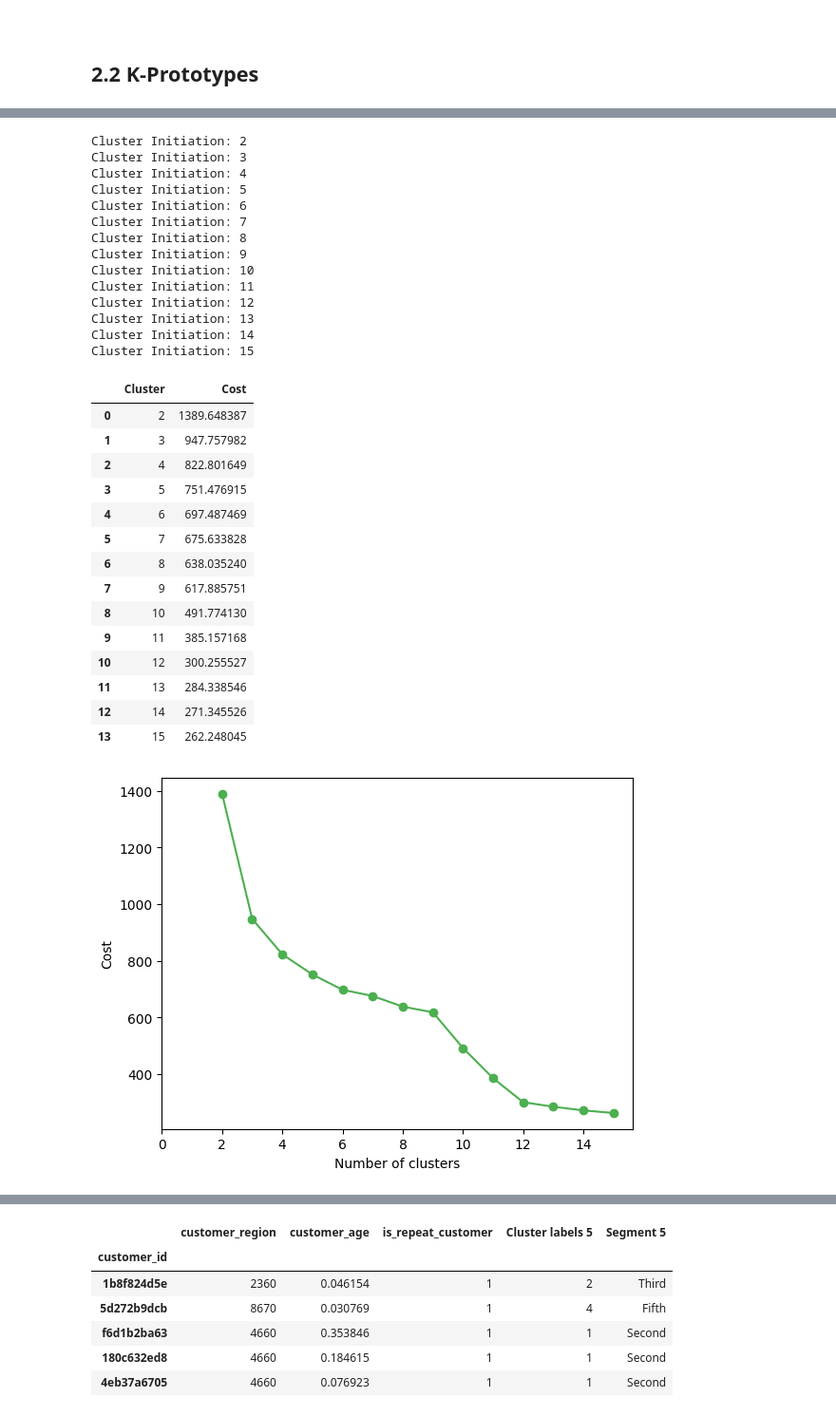
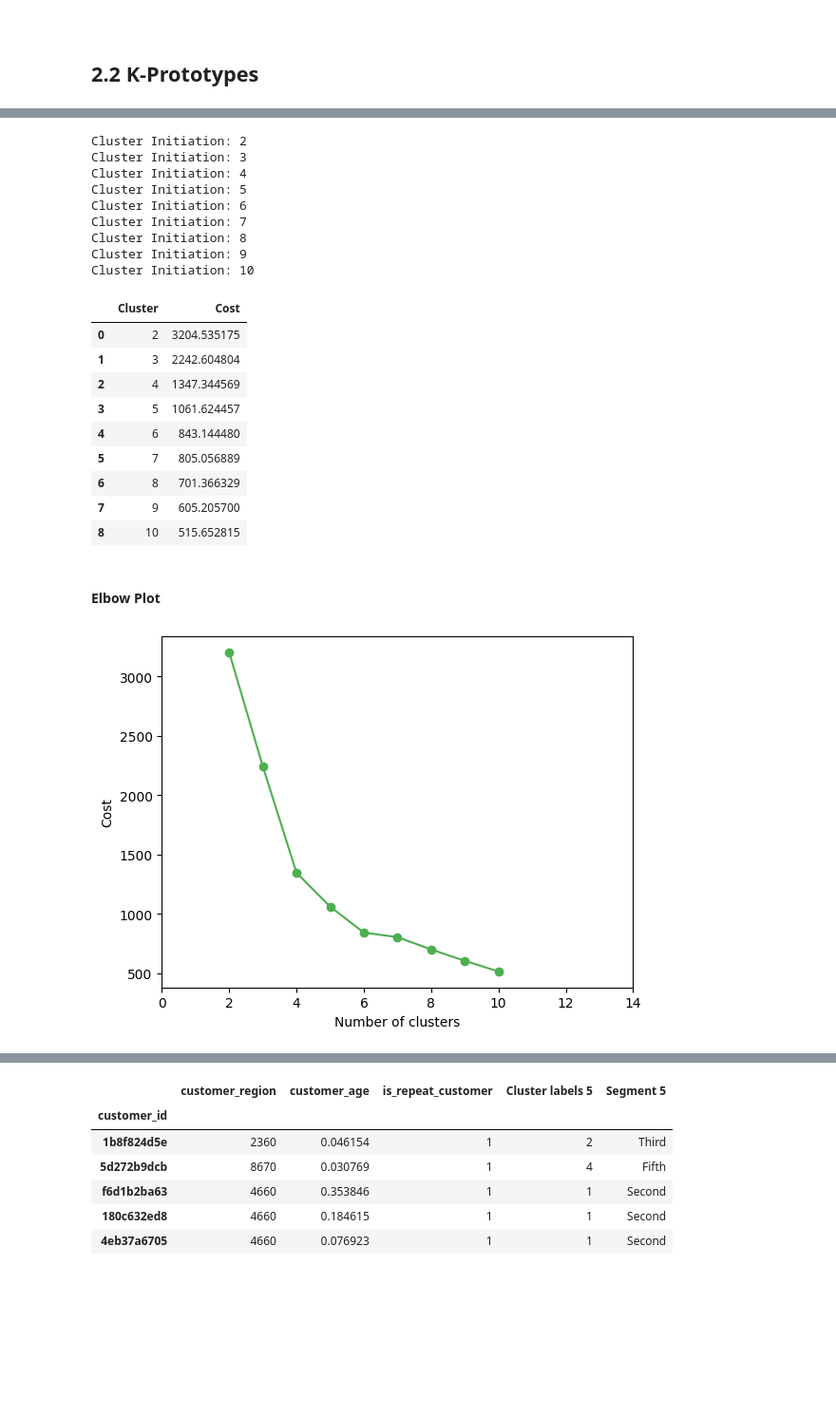
Before and after one commit to antoniooliveira03/data_mining, a Jupyter notebook: customer_segmentation.ipynb, the cells around one changed output, grey strips where cells are left out. Shown at 95% size. Drawn from its saved outputs; the diff is of its cells as text; code cells hidden in the pictures; blank space fills up the shorter version.

```diff
--- a/customer_segmentation.ipynb
+++ b/customer_segmentation.ipynb
@@ -208,16 +176,16 @@ def column_index(df, query_cols):
   sidx = np.argsort(cols)
   return sidx[np.searchsorted(cols,query_cols,sorter=sidx)]
 # %%
-cat_cols = ['customer_region', 'is_repeat_customer']
-categorical_indices = column_index(customer_data, cat_cols)
+cat_cols = ['customer_region']
+categorical_indices = f.column_index(customer_data, cat_cols)
 categorical = list(categorical_indices)
 # %%
-cost = []
+cost_cao = []
 for cluster in range(2,16):
     try:
         model = KPrototypes(n_clusters=cluster, init="Cao", random_state=42)
         model.fit_predict(customer_data, categorical= categorical)
-        cost.append(model.cost_)
+        cost_cao.append(model.cost_)
         print("Cluster Initiation: {}".format(cluster))
     except:
         break
@@ -231,35 +199,27 @@ Cluster Initiation: 7
 Cluster Initiation: 8
 Cluster Initiation: 9
 Cluster Initiation: 10
-Cluster Initiation: 11
-Cluster Initiation: 12
-Cluster Initiation: 13
-Cluster Initiation: 14
-Cluster Initiation: 15
 # %%
-data_cost = pd.DataFrame({"Cluster":range(2,16),"Cost":cost})
+data_cost = pd.DataFrame({"Cluster":range(2,11),"Cost":cost_cao})
 data_cost
 # %% [output]
 |  | Cluster | Cost |
-| 0 | 2 | 1389.648387 |
-| 1 | 3 | 947.757982 |
-| 2 | 4 | 822.801649 |
-| 3 | 5 | 751.476915 |
-| 4 | 6 | 697.487469 |
-| 5 | 7 | 675.633828 |
-| 6 | 8 | 638.035240 |
-| 7 | 9 | 617.885751 |
-| 8 | 10 | 491.774130 |
-| 9 | 11 | 385.157168 |
-| 10 | 12 | 300.255527 |
-| 11 | 13 | 284.338546 |
-| 12 | 14 | 271.345526 |
-| 13 | 15 | 262.248045 |
+| 0 | 2 | 3204.535175 |
+| 1 | 3 | 2242.604804 |
+| 2 | 4 | 1347.344569 |
+| 3 | 5 | 1061.624457 |
+| 4 | 6 | 843.144480 |
+| 5 | 7 | 805.056889 |
+| 6 | 8 | 701.366329 |
+| 7 | 9 | 605.205700 |
+| 8 | 10 | 515.652815 |
+# %% [markdown]
+#### Elbow Plot
 # %%
-plt.plot(range(2, 16), cost, marker='o', color='#4CAF50')
+plt.plot(range(2, 11), cost_cao, marker='o', color='#4CAF50')
 plt.xlabel('Number of clusters')
 plt.ylabel('Cost')
 plt.xticks(np.arange(0, 16, step=2))
 plt.show()
 # %% [output]
-[figure, old version]
+[figure, new version]
```
Also changed, not shown: parts of 51 cells of this notebook.
